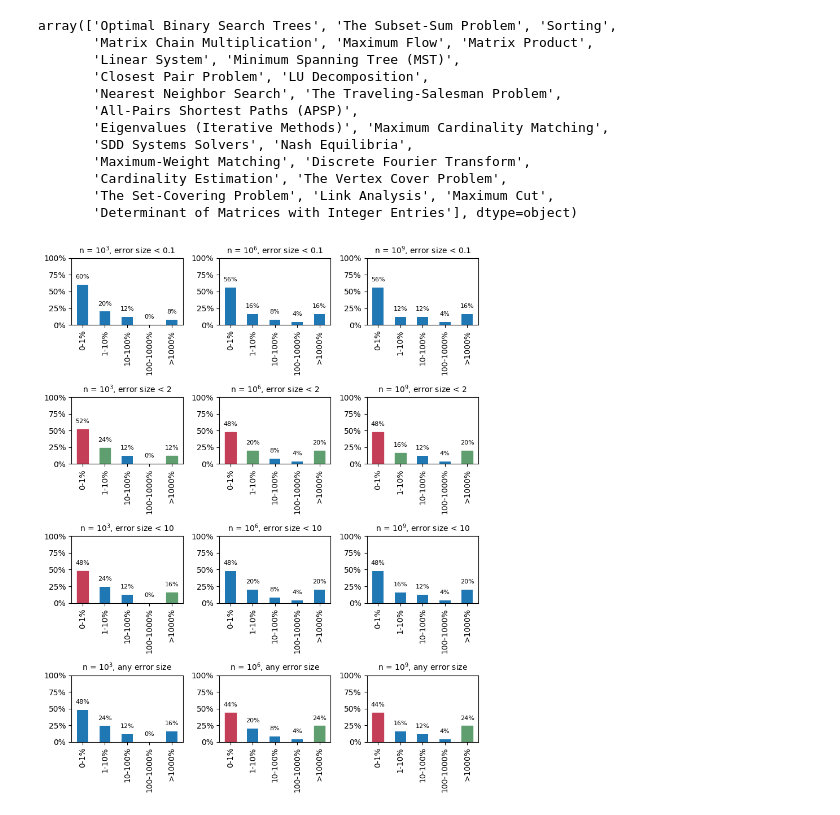
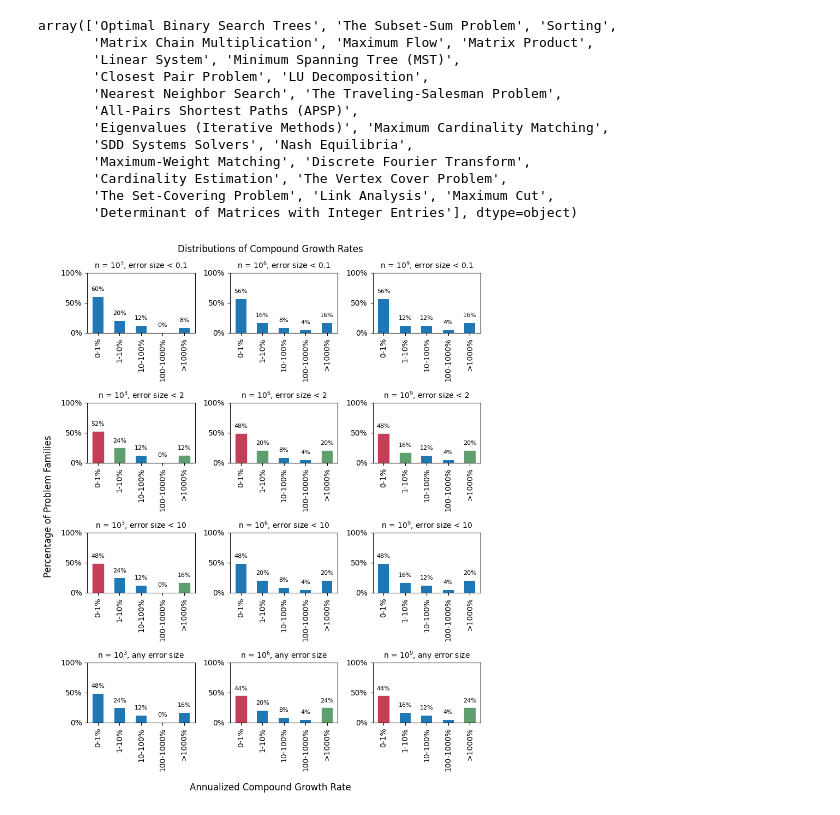
Before and after one commit to andrewlucasgs/approximation-algorithms, a Jupyter notebook: time.ipynb, the cells around one changed output. Cells and saved outputs as stored; diff of their text form; code cells hidden in the pictures.

```diff
--- a/time.ipynb
+++ b/time.ipynb
@@ -339,31 +347,37 @@ for  index,ax in enumerate(axs.flat):
 #             ax.annotate(f'{p.get_height():.0%}', (p.get_x() + p.get_width() / 2., p.get_height()), ha='center', va='center', xytext=(0, 10), textcoords='offset points', fontsize=8)
 
 #             continue
 #         diff= axs.flat[index-1].patches[pindex].get_height() - p.get_height()
 #         if diff > 0:
 #             ax.annotate(f'-{diff:.0%}', (p.get_x() + p.get_width() / 2., p.get_height()), ha='center', va='center', xytext=(0, 10), textcoords='offset points', fontsize=8, color='r')
 #             ax.annotate(fr'$\downarrow$', (p.get_x() + p.get_width() / 2., p.get_height()), ha='center', va='center', xytext=(0, 20), textcoords='offset points', fontsize=8, color='r')
 
 #         elif diff < 0:
 #             ax.annotate(f'+{abs(diff):.0%}', (p.get_x() + p.get_width() / 2., p.get_height()), ha='center', va='center', xytext=(0, 10), textcoords='offset points', fontsize=8, color='g')
 #             ax.annotate(fr'$\uparrow$', (p.get_x() + p.get_width() / 2., p.get_height()), ha='center', va='center', xytext=(0, 20), textcoords='offset points', fontsize=8, color='g')
 
 
 
 
 
 
 
 
 
 
 # add value on top of each bar
 for ax in axs.flat:
     for p in ax.patches:
         ax.annotate(f'{p.get_height():.0%}', (p.get_x() + p.get_width() / 2., p.get_height()), ha='center', va='center', xytext=(0, 10), textcoords='offset points', fontsize=8)
 
+fig.suptitle("Distributions of Compound Growth Rates")
+fig.text(0.5, -0.02, 'Annualized Compound Growth Rate', ha='center', fontsize=12)
+fig.text(-0.02, 0.5, 'Percentage of Problem Families', va='center', rotation='vertical', fontsize=12)
+
+
+
 # add margin between subplots
 plt.tight_layout()
 plt.show()
 # %% [output]
-[figure, old version]
+[figure, new version]
```
Also changed, not shown: parts of 1 cell of this notebook, 7 other files.
